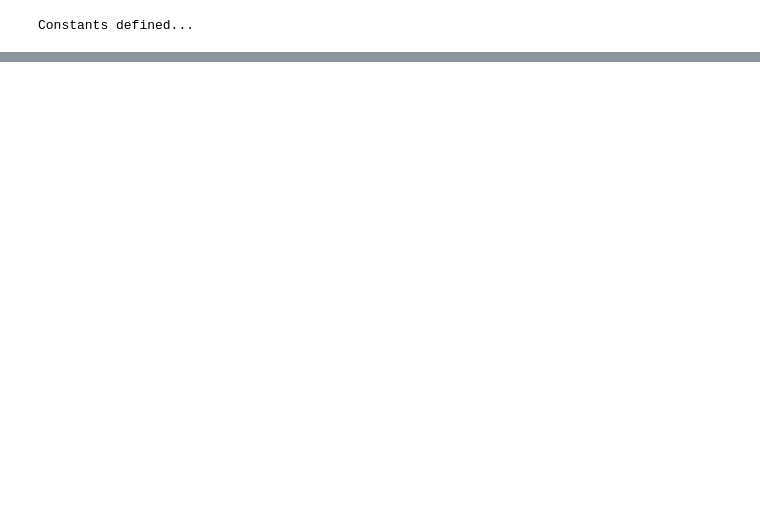
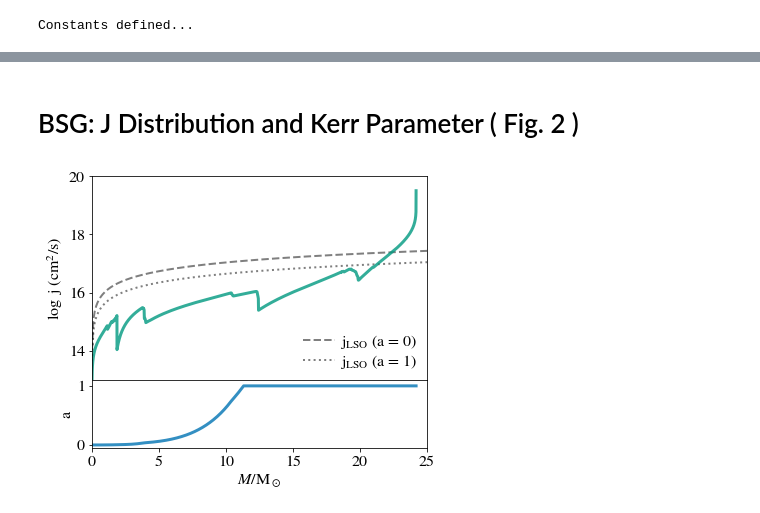
Before and after one commit to matteocantiello/ulgrb, a Jupyter notebook: hrd_mods_paper.ipynb, the cells around one changed output, grey strips where cells are left out. Cells and saved outputs as stored; diff of their text form; code cells hidden in the pictures; blank space fills up the shorter version.

```diff
--- a/hrd_mods_paper.ipynb
+++ b/hrd_mods_paper.ipynb
@@ -438,0 +183,48 @@ plt.savefig('LC.pdf')
+# %% [markdown]
+# BSG: J Distribution and Kerr Parameter ( Fig. 2 )
+# %%
+import matplotlib.gridspec as gridspec
+# Create grid with two rows and one column. Height ratio 3/1
+gs1 = gridspec.GridSpec(2, 1,height_ratios=[3,1])
+# No space between plots, e.g.: gs1.update(left=0.1, right=0.9, wspace=0.00,hspace=0.00)
+gs1.update(wspace=0.00,hspace=0.00)
+# Assign axis and remove xticks from top plot
+ax1 = plt.subplot(gs1[0,0])
+ax2 = plt.subplot(gs1[1,0])
+ax1.set_xticks([])
+xlims=[0,25]
+
+## Top Plot (Specific angular momentum content in cc model)
+#p = mr.MesaData(DATA+'/30D055_RERUN/LOGS/cc.data')
+p = mr.MesaData(DATA+'/30D055/cc.data')
+
+jj=p.log_j_rot
+m=p.mass
+mm=np.arange(0.01,50,0.1)
+jlso=np.log10(((6.0)**0.5)*c.G*mm*c.msun/c.c) # Specific angular momentum of Least Stable Orbit around Schwarzschild BH
+jlsok=np.log10(c.G*mm*c.msun/c.c) # Specific angular momentum of Least Stable Orbit around Kerr BH (a=1)
+ax1.plot(mm,jlso,linestyle='--',linewidth=2,alpha=0.5,color=BLACK,label=r' j$_{ \rm LSO}$ (a = 0)')
+ax1.plot(mm,jlsok,linestyle=':',linewidth=2,alpha=0.5,color=BLACK,label=r' j$_{ \rm LSO}$ (a = 1)')
+ax1.plot(m,jj,linestyle='-',linewidth=3,alpha=0.8,color=color[1])
+legend = ax1.legend(loc='lower right',prop={'size':16})
+ax1.set_ylim([13,20])
+ax1.set_xlim(xlims)
+
+## Bottome Plot (Kerr parameter)
+Jtot=10**p.log_J_inside
+a=c.G*Jtot*m/c.msun/c.c
+ax2.plot(m,np.minimum(a,1.0),linestyle='-',linewidth=3,alpha=0.8,color=color[0])
+plt.axis([-0.1,30, -0.1,1.1])
+ax2.set_ylim([-0.05,1.1])
+ax2.set_xlim(xlims)
+
+ax1.set_ylabel(r'$\log \,$ j (cm$^2$/s)')
+ax2.set_ylabel('a')
+ax2.set_xlabel(r'$M/{\rm M}_\odot$')
+ax2.yaxis.set_ticks([0,1])
+ax1.yaxis.set_ticks([14,16,18,20])
+
+FILENAME = "JLSO.pdf"
+plt.savefig(FILENAME)
+# %% [output]
+[figure, added]
```
Also changed, not shown: parts of 37 cells of this notebook, 59 other files.
